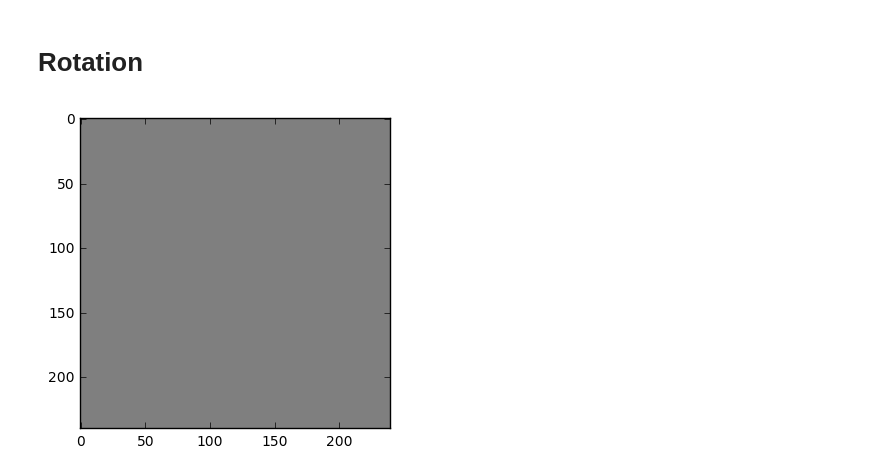
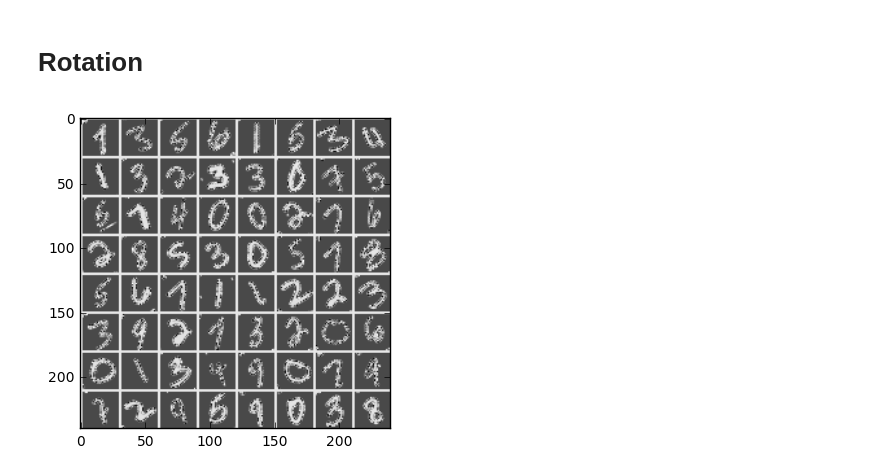
Before and after one commit to QianyuCheng/DSGA1008_DeepLearning, a Jupyter notebook: Assignment1/Notebooks/Simon_Augmentation_test.ipynb, the cells around one changed output. Cells and saved outputs as stored; diff of their text form; code cells hidden in the pictures.

Commit message:
add rotation:see uunsolved image quality issues. By Simon

```diff
--- a/Assignment1/Notebooks/Simon_Augmentation_test.ipynb
+++ b/Assignment1/Notebooks/Simon_Augmentation_test.ipynb
@@ -88,8 +88,12 @@ def rotate_bydegree(array_2d,degree):
     maximun = np.max(array_2d)
     minimun = np.min(array_2d)
     normalized_image = 2*((array_2d-minimun)/(maximun-minimun))-1
-    normalized_rotated_image = rotate(normalized_image,degree)
+    normalized_rotated_image = rotate(normalized_image,degree,mode='wrap')
     unormalized_rotated_image = ((normalized_rotated_image+1)/2)*(maximun-minimun)+minimun
     return unormalized_rotated_image
 # %%
-images_rotated_np = np.zeros((64,1,28,28))
+images_rotated_np =np.zeros((64,1,28,28))
+for i,image in enumerate(images_numpy):
+    image_toRotate = image[0]
+    image_rotated = rotate_bydegree(image_toRotate,30)
+    images_rotated_np[i][0] = image_rotated
@@ -101,5 +100,5 @@ for i,image in enumerate(images_numpy):
 # %%
 images_rotated = torch.from_numpy(images_rotated_np)
-i#mshow(torchvision.utils.make_grid(images_rotated))
+imshow(torchvision.utils.make_grid(images_rotated))
 # %% [output]
-[figure, old version]
+[figure, new version]
```
Also changed, not shown: parts of 6 cells of this notebook, 7 other files.
